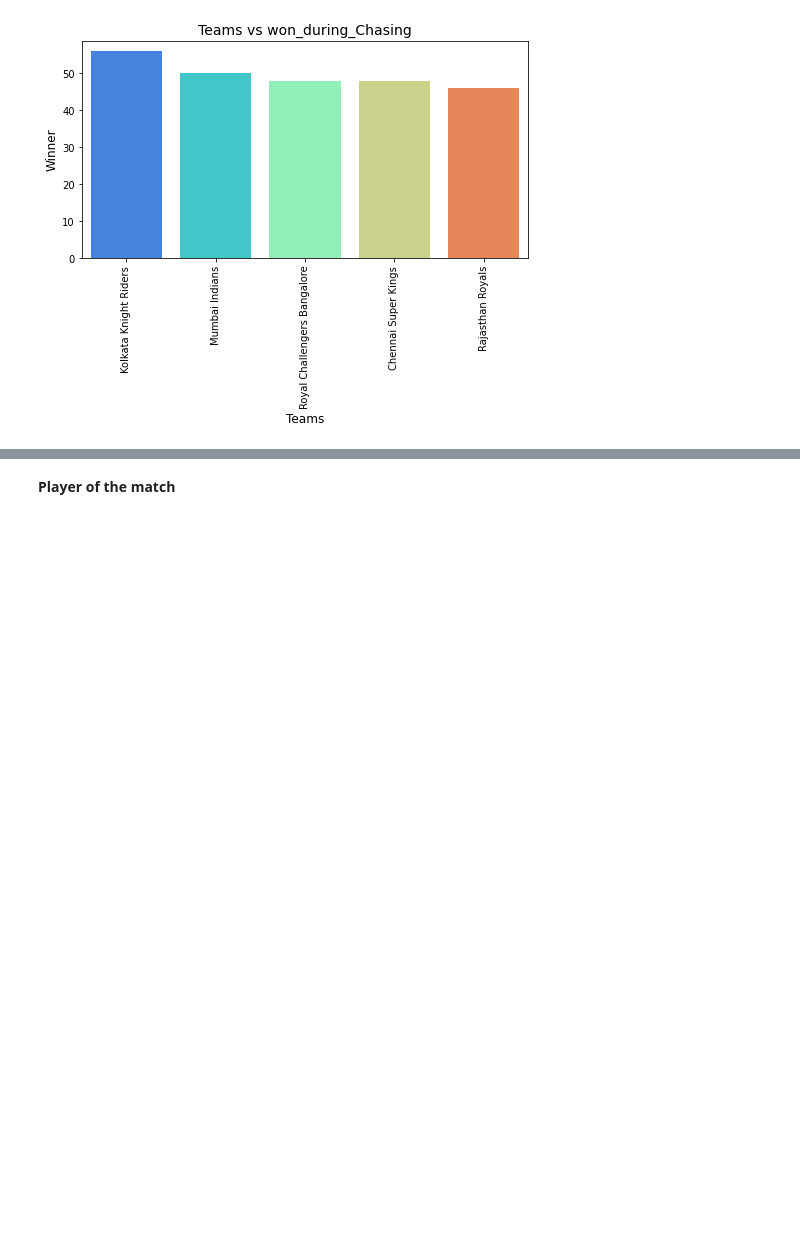
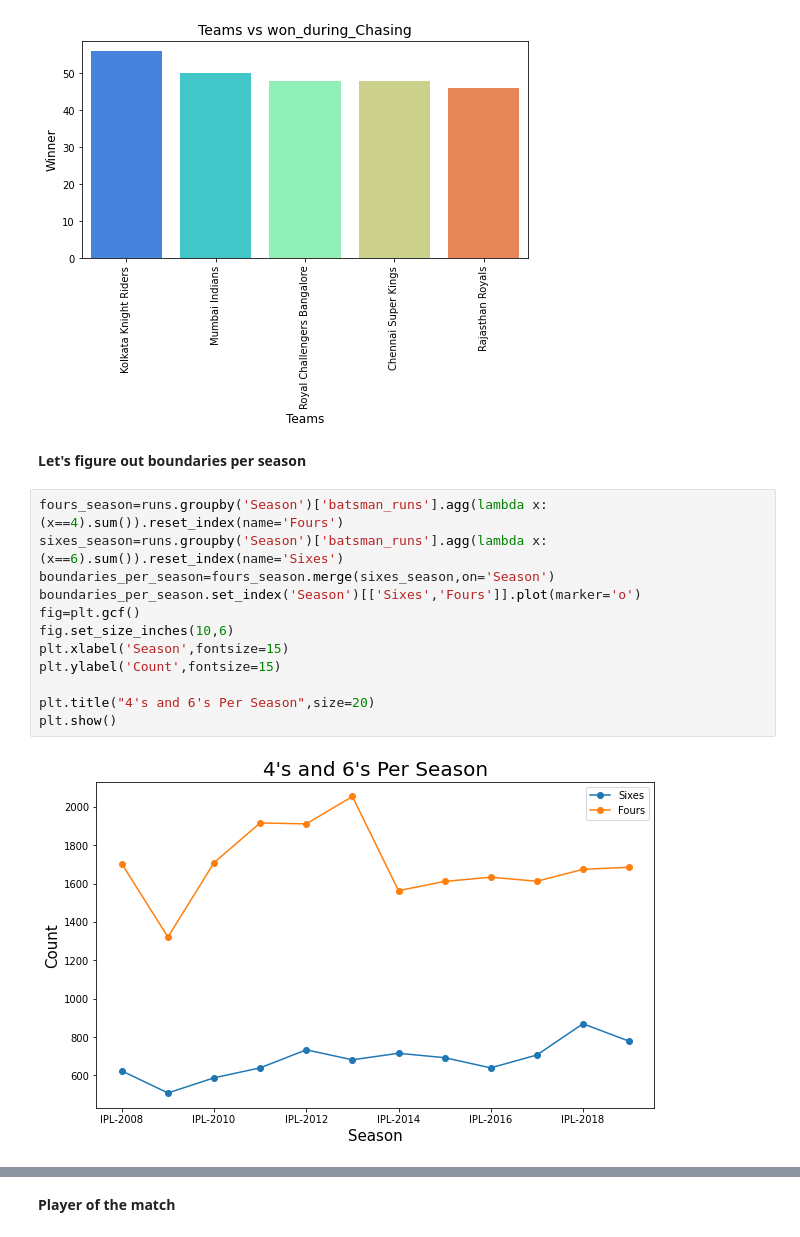
Before and after one commit to Jalpeshv/IPL-Analysis, a Jupyter notebook: IPL_Exploratory_Data_Analysis.ipynb, the cells around one changed output, grey strips where cells are left out. Drawn from its saved outputs; the diff is of its cells as text; blank space fills up the shorter version.

```diff
--- a/IPL_Exploratory_Data_Analysis.ipynb
+++ b/IPL_Exploratory_Data_Analysis.ipynb
@@ -223,3 +227,19 @@ plt.title('Teams vs won_during_Chasing',fontsize=14)
 # %% [output]
 Text(0.5, 1.0, 'Teams vs won_during_Chasing')
 [figure]
+# %% [markdown]
+**Let's figure out boundaries per season**
+# %%
+fours_season=runs.groupby('Season')['batsman_runs'].agg(lambda x:(x==4).sum()).reset_index(name='Fours')
+sixes_season=runs.groupby('Season')['batsman_runs'].agg(lambda x:(x==6).sum()).reset_index(name='Sixes')
+boundaries_per_season=fours_season.merge(sixes_season,on='Season')
+boundaries_per_season.set_index('Season')[['Sixes','Fours']].plot(marker='o')
+fig=plt.gcf()
+fig.set_size_inches(10,6)
+plt.xlabel('Season',fontsize=15)
+plt.ylabel('Count',fontsize=15)
+
+plt.title("4's and 6's Per Season",size=20)
+plt.show()
+# %% [output]
+[figure, added]
```
Also changed, not shown: parts of 21 cells of this notebook.
